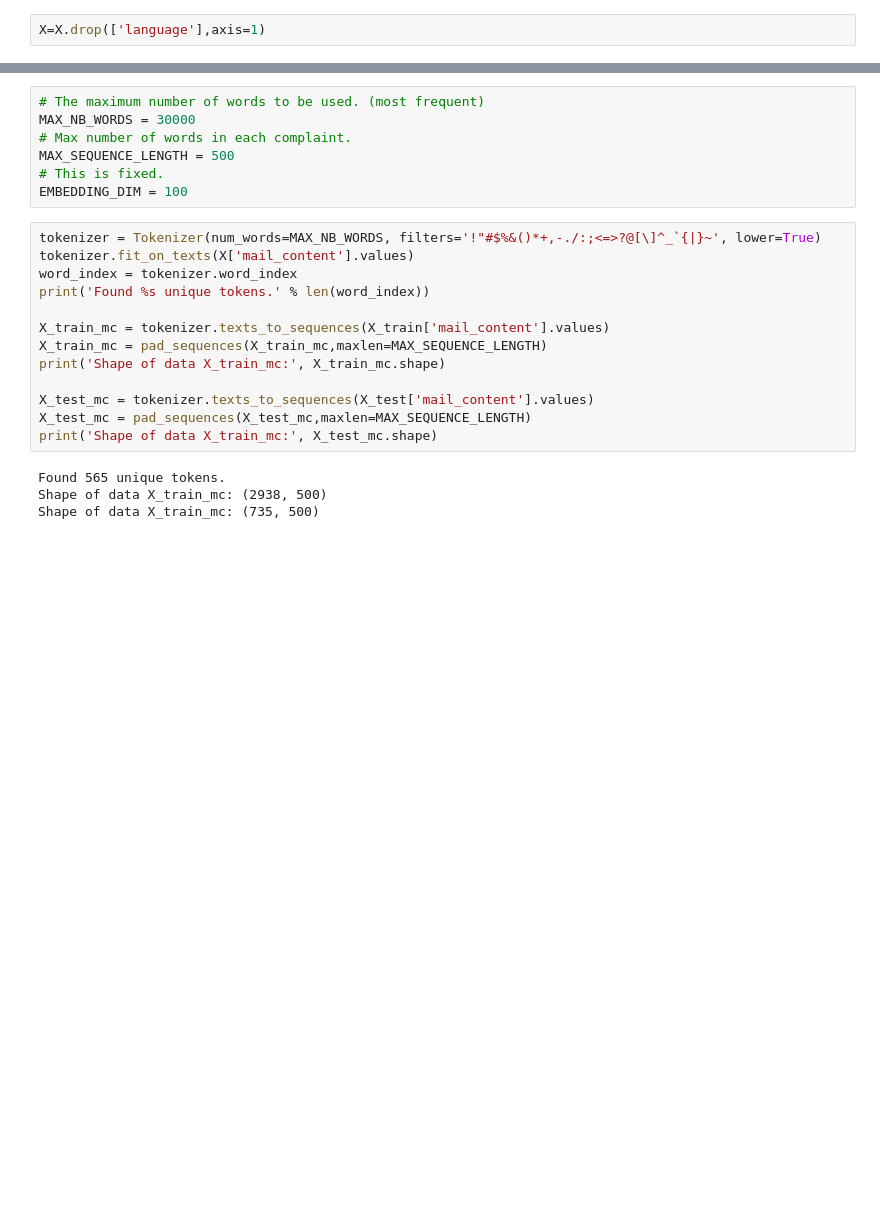
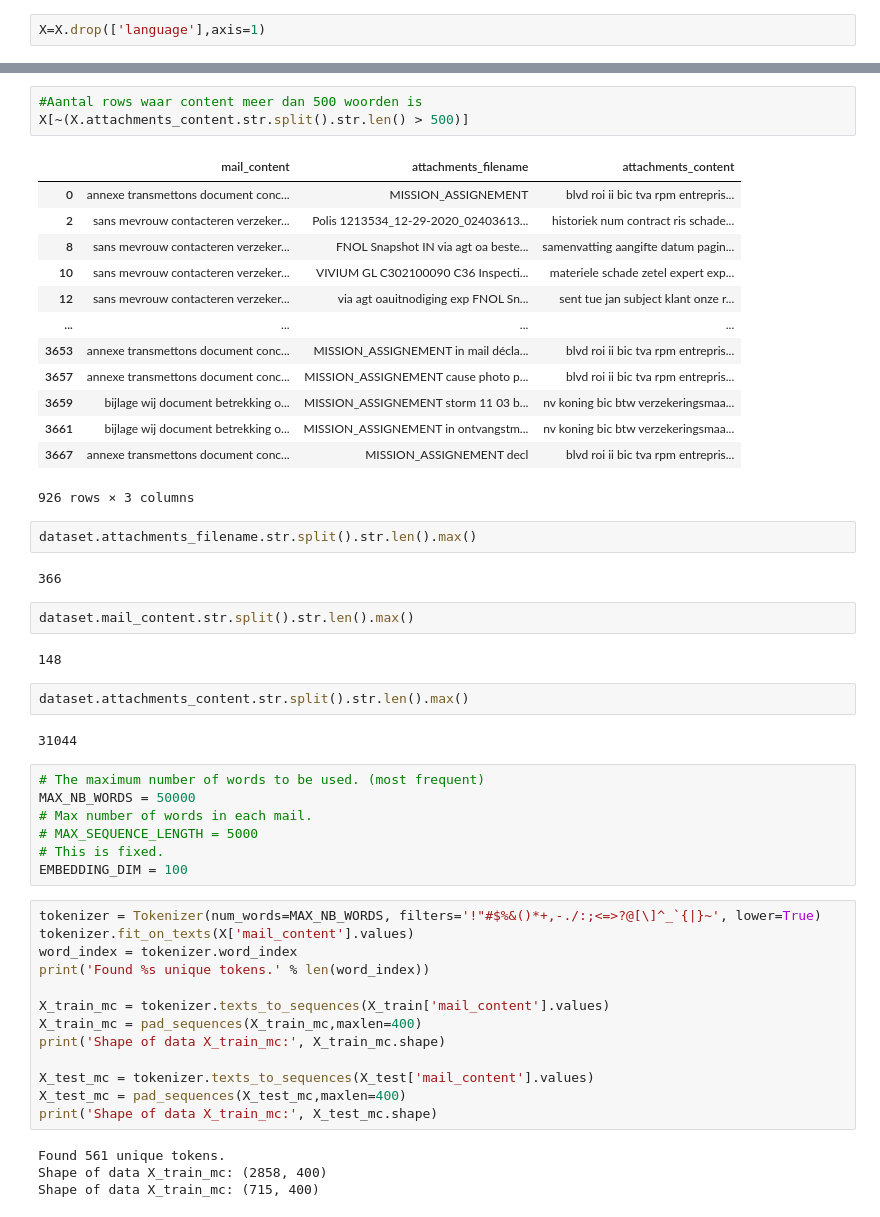
Before and after one commit to GeeraertHerber/WeGroupProject, a Jupyter notebook: LSTM_MultiInMultiOut.ipynb, the cells around one changed output, grey strips where cells are left out. Cells and saved outputs as stored; diff of their text form; blank space fills up the shorter version.

```diff
--- a/LSTM_MultiInMultiOut.ipynb
+++ b/LSTM_MultiInMultiOut.ipynb
@@ -68,8 +104,37 @@ X_train
+# %%
+#Aantal rows waar content meer dan 500 woorden is
+X[~(X.attachments_content.str.split().str.len() > 500)]
+# %% [output]
+|  | mail_content | attachments_filename | attachments_content |
+| 0 | annexe transmettons document conc... | MISSION_ASSIGNEMENT | blvd roi ii bic tva rpm entrepris... |
+| 2 | sans mevrouw contacteren verzeker... | Polis 1213534_12-29-2020_02403613... | historiek num contract ris schade... |
+| 8 | sans mevrouw contacteren verzeker... | FNOL Snapshot IN via agt oa beste... | samenvatting aangifte datum pagin... |
+| 10 | sans mevrouw contacteren verzeker... | VIVIUM GL C302100090 C36 Inspecti... | materiele schade zetel expert exp... |
+| 12 | sans mevrouw contacteren verzeker... | via agt oauitnodiging exp FNOL Sn... | sent tue jan subject klant onze r... |
+| ... | ... | ... | ... |
+| 3653 | annexe transmettons document conc... | MISSION_ASSIGNEMENT in mail décla... | blvd roi ii bic tva rpm entrepris... |
+| 3657 | annexe transmettons document conc... | MISSION_ASSIGNEMENT cause photo p... | blvd roi ii bic tva rpm entrepris... |
+| 3659 | bijlage wij document betrekking o... | MISSION_ASSIGNEMENT storm 11 03 b... | nv koning bic btw verzekeringsmaa... |
+| 3661 | bijlage wij document betrekking o... | MISSION_ASSIGNEMENT in ontvangstm... | nv koning bic btw verzekeringsmaa... |
+| 3667 | annexe transmettons document conc... | MISSION_ASSIGNEMENT decl | blvd roi ii bic tva rpm entrepris... |
+926 rows × 3 columns
+# %%
+dataset.attachments_filename.str.split().str.len().max()
+# %% [output]
+366
+# %%
+dataset.mail_content.str.split().str.len().max()
+# %% [output]
+148
+# %%
+dataset.attachments_content.str.split().str.len().max()
+# %% [output]
+31044
 # %%
 # The maximum number of words to be used. (most frequent)
-MAX_NB_WORDS = 30000
-# Max number of words in each complaint.
-MAX_SEQUENCE_LENGTH = 500
+MAX_NB_WORDS = 50000
+# Max number of words in each mail.
+# MAX_SEQUENCE_LENGTH = 5000
 # This is fixed.
 EMBEDDING_DIM = 100
 # %%
@@ -79,16 +144,16 @@ word_index = tokenizer.word_index
 print('Found %s unique tokens.' % len(word_index))
 
 X_train_mc = tokenizer.texts_to_sequences(X_train['mail_content'].values)
-X_train_mc = pad_sequences(X_train_mc,maxlen=MAX_SEQUENCE_LENGTH)
+X_train_mc = pad_sequences(X_train_mc,maxlen=400)
 print('Shape of data X_train_mc:', X_train_mc.shape)
 
 X_test_mc = tokenizer.texts_to_sequences(X_test['mail_content'].values)
-X_test_mc = pad_sequences(X_test_mc,maxlen=MAX_SEQUENCE_LENGTH)
+X_test_mc = pad_sequences(X_test_mc,maxlen=400)
 print('Shape of data X_train_mc:', X_test_mc.shape)
 # %% [output]
-Found 565 unique tokens.
-Shape of data X_train_mc: (2938, 500)
-Shape of data X_train_mc: (735, 500)
+Found 561 unique tokens.
+Shape of data X_train_mc: (2858, 400)
+Shape of data X_train_mc: (715, 400)
 # %%
 tokenizer = Tokenizer(num_words=MAX_NB_WORDS, filters='!"#$%&()*+,-./:;<=>?@[\]^_`{|}~', lower=True)
 tokenizer.fit_on_texts(X['attachments_filename'].values)
```
Also changed, not shown: parts of 16 cells of this notebook.
